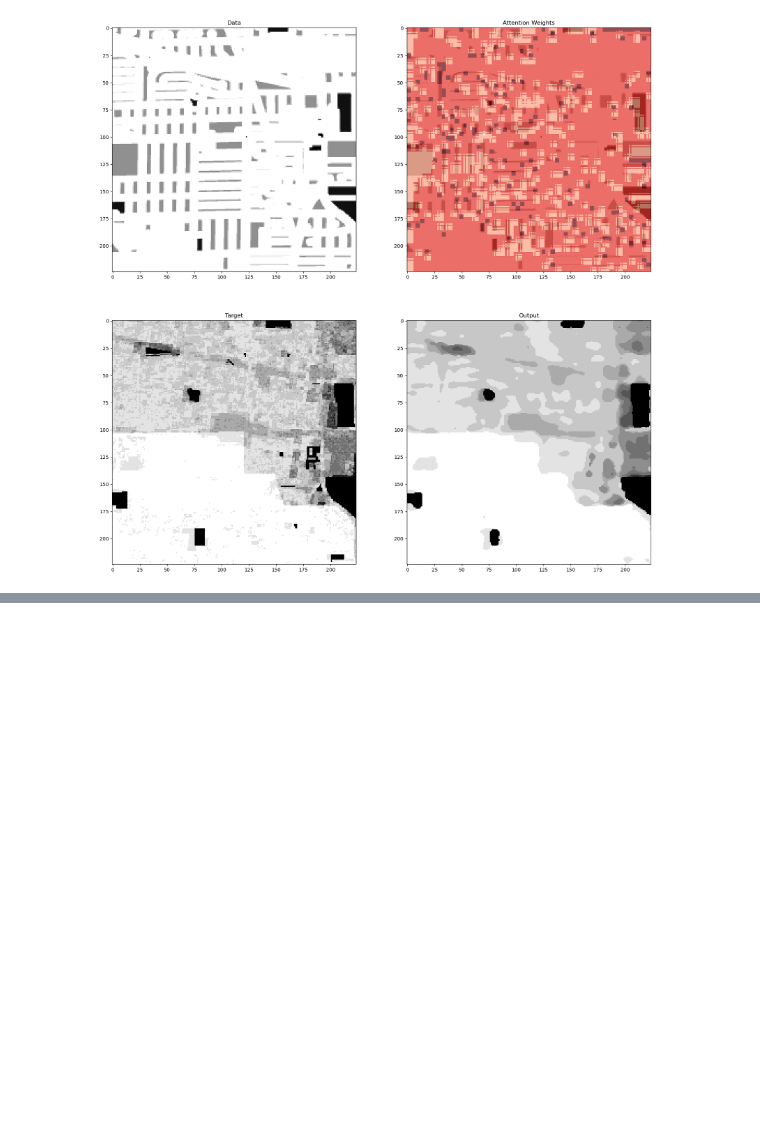
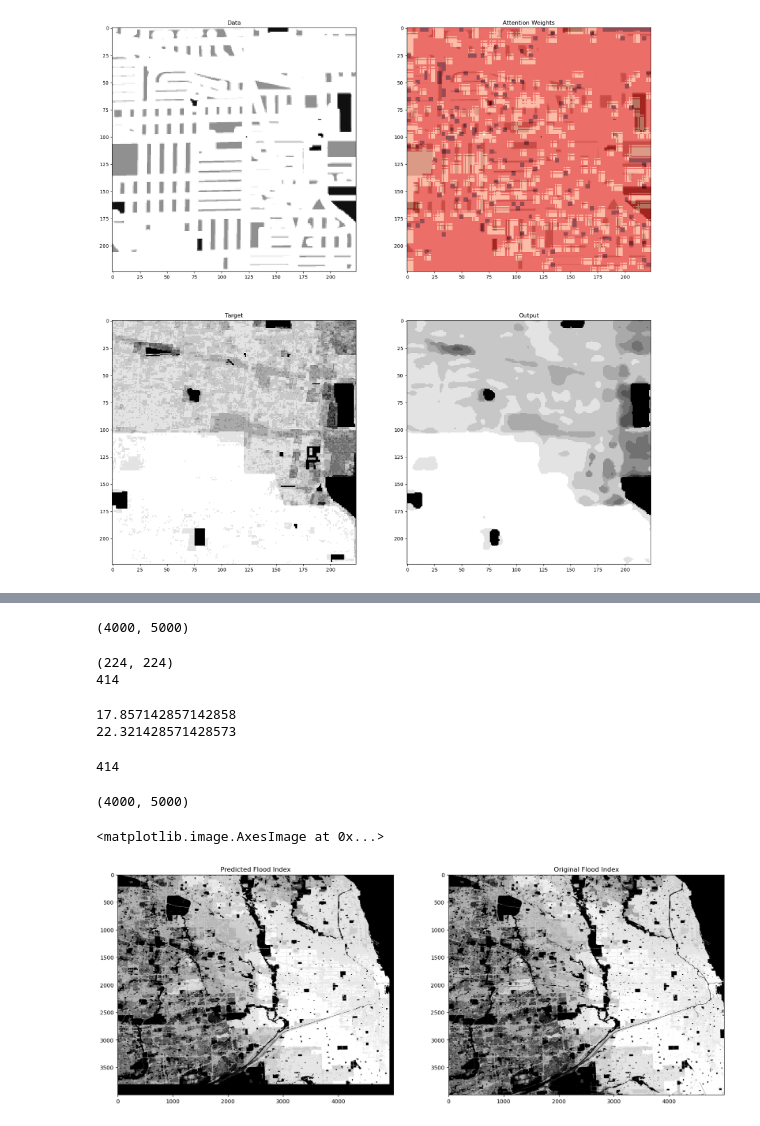
Before and after one commit to ehtnamuh/Grainger-Flood-Data-Visualization, a Jupyter notebook: Transformer Model/Transformer separate masks.ipynb, the cells around one changed output, grey strips where cells are left out. Cells and saved outputs as stored; diff of their text form; code cells hidden in the pictures; blank space fills up the shorter version.

Commit message:
map reconstruction from model output

```diff
--- a/Transformer Model/Transformer separate masks.ipynb
+++ b/Transformer Model/Transformer separate masks.ipynb
@@ -746,0 +791,61 @@ plt.show()
+# %%
+print(flood_index.shape)
+# %% [output]
+(4000, 5000)
+# %%
+# iterate over the dataloader
+model.eval()
+model.to(device)
+outputs = []
+for inputs, targets in dataloader:
+    inputs = inputs.to(device)
+    targets = targets.to(device)
+
+    # Forward pass
+    with torch.no_grad():
+        output = model(inputs)
+        output = output.cpu().numpy()
+        targets = targets.cpu().numpy()
+        # flatten the output and target using the flatten_target_n_output function
+        output, targets = flatten_target_n_output(output, targets, 0.1)
+        output = np.squeeze(output)
+        outputs.append(output)
+# %%
+print(outputs[0].shape)
+print(len(outputs))
+# %% [output]
+(224, 224)
+414
+# %%
+print(flood_index.shape[0] / 224)
+print(flood_index.shape[1] / 224)
+18 * 23
+# %% [output]
+17.857142857142858
+22.321428571428573
+414
+# %%
+bing_chilling = np.zeros(flood_index.shape)
+for i in range(flood_index.shape[0] // 224):
+    for j in range((flood_index.shape[1] // 224) + 1):
+        if j == 22 or i == 17:
+            a = bing_chilling[i * 224 : (i + 1) * 224, j * 224 :]
+            # bing_chilling[i * 224 : (i + 1) * 224, j * 224 :] = outputs[i*18 + j]
+        else:
+            bing_chilling[i * 224 : (i + 1) * 224, j * 224 : (j + 1) * 224] = outputs[
+                i * 23 + j
+            ]
+# %%
+# outputs = np.concatenate(outputs, axis=0)
+print(bing_chilling.shape)
+plt.figure(figsize=(20, 10))
+plt.subplot(1, 2, 1)
+plt.title("Predicted Flood Index")
+plt.imshow(bing_chilling, cmap="gray")
+plt.subplot(1, 2, 2)
+plt.title("Original Flood Index")
+plt.imshow(flood_index, cmap="gray")
+# %% [output]
+(4000, 5000)
+<matplotlib.image.AxesImage at 0x...>
+[figure, added]
```
Also changed, not shown: parts of 8 cells of this notebook.
